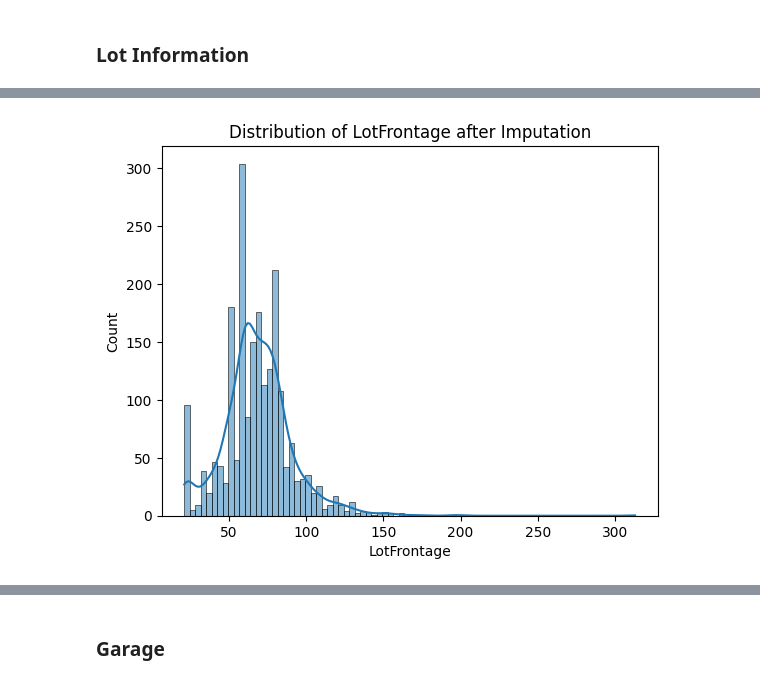
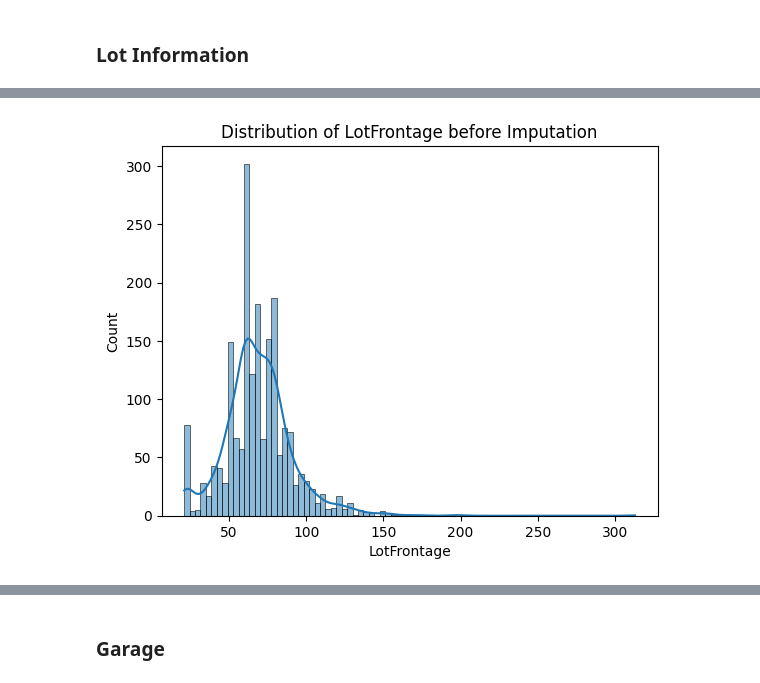
Before and after one commit to erinnyy/Ames_ML_Project, a Jupyter notebook: Data_Cleaning_Preprocessing.ipynb, the cells around one changed output, grey strips where cells are left out. Drawn from its saved outputs; the diff is of its cells as text; code cells hidden in the pictures.

```diff
--- a/Data_Cleaning_Preprocessing.ipynb
+++ b/Data_Cleaning_Preprocessing.ipynb
@@ -141,8 +202,8 @@ dtype: int64
 # %%
 # Visualize LotFrontage Distribution Before
 sns.histplot(housing['LotFrontage'], kde=True)
-plt.title('Distribution of LotFrontage after Imputation')
+plt.title('Distribution of LotFrontage before Imputation')
 plt.show()
 # %% [output]
-[figure, old version]
+[figure, new version]
 # %%
```
Also changed, not shown: parts of 55 cells of this notebook.
